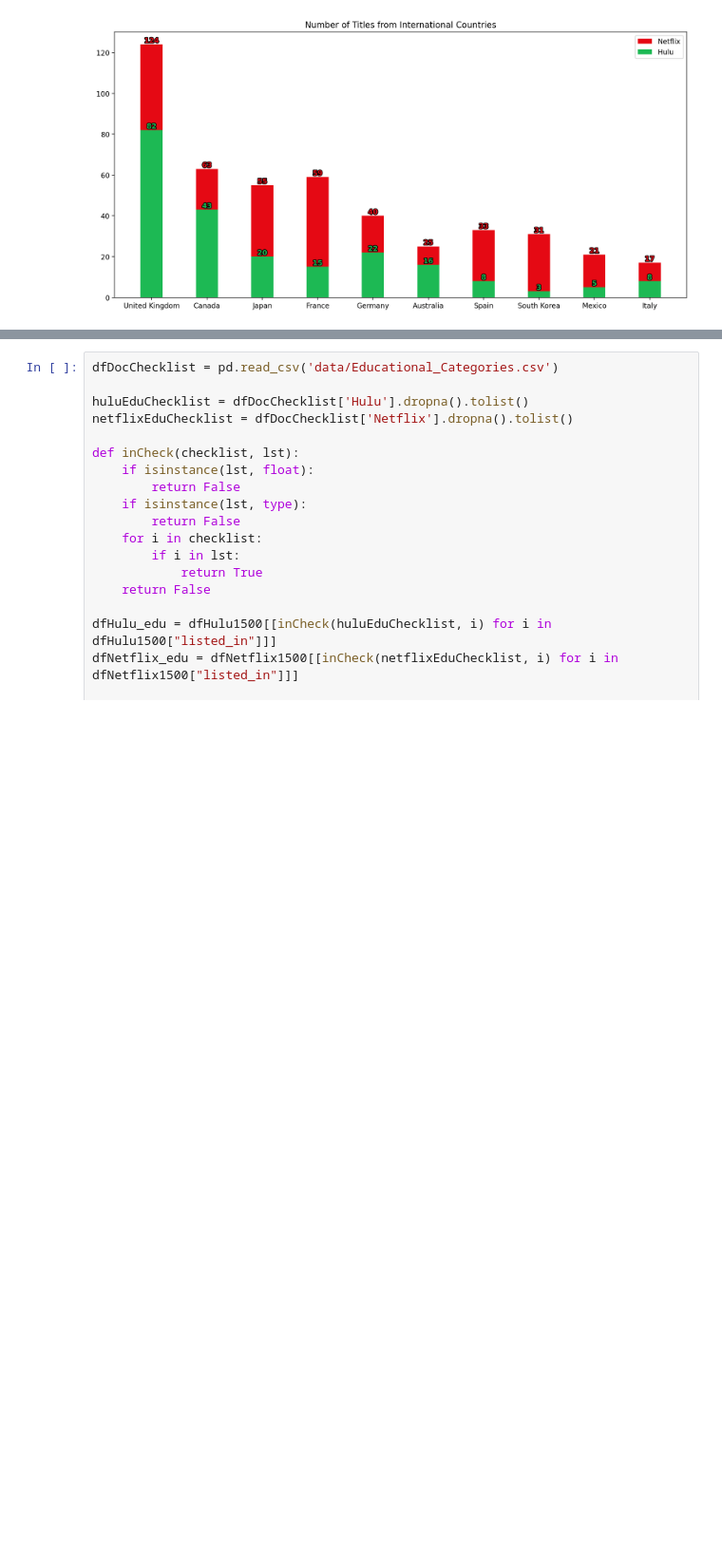
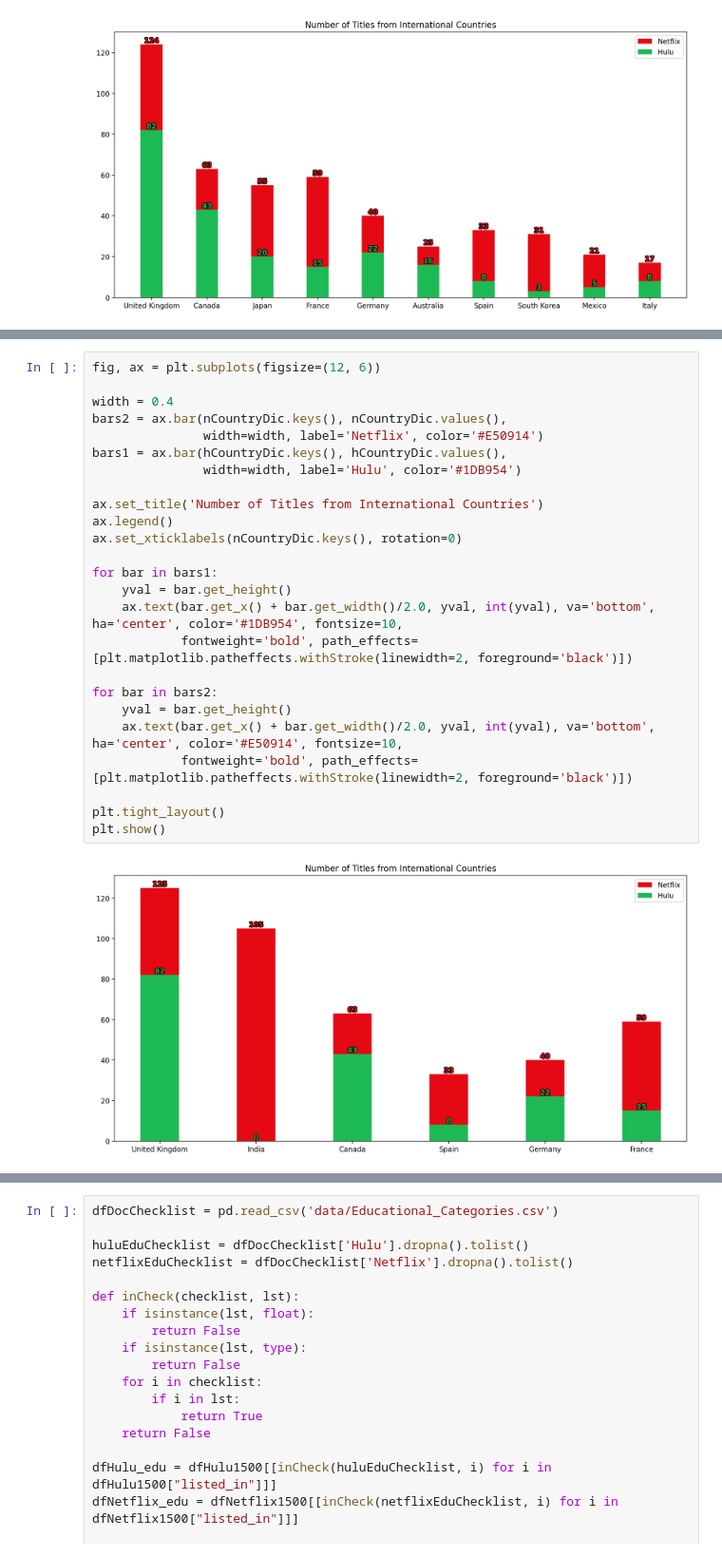
Before and after one commit to P-Panda1/msds593_group32, a Jupyter notebook: graphs1.ipynb, the cells around one changed output, grey strips where cells are left out. Shown at 95% size. Cells and saved outputs as stored; diff of their text form; blank space fills up the shorter version.

```diff
--- a/graphs1.ipynb
+++ b/graphs1.ipynb
@@ -157,0 +171,27 @@ dfNetflix_int = dfNetflix1500[[inCheck(IntChecklist, i) for i in dfNetflix1500["
+# %%
+fig, ax = plt.subplots(figsize=(12, 6))
+
+width = 0.4
+bars2 = ax.bar(nCountryDic.keys(), nCountryDic.values(),
+               width=width, label='Netflix', color='#E50914')
+bars1 = ax.bar(hCountryDic.keys(), hCountryDic.values(),
+               width=width, label='Hulu', color='#1DB954')
+
+ax.set_title('Number of Titles from International Countries')
+ax.legend()
+ax.set_xticklabels(nCountryDic.keys(), rotation=0)
+
+for bar in bars1:
+    yval = bar.get_height()
+    ax.text(bar.get_x() + bar.get_width()/2.0, yval, int(yval), va='bottom', ha='center', color='#1DB954', fontsize=10,
+            fontweight='bold', path_effects=[plt.matplotlib.patheffects.withStroke(linewidth=2, foreground='black')])
+
+for bar in bars2:
+    yval = bar.get_height()
+    ax.text(bar.get_x() + bar.get_width()/2.0, yval, int(yval), va='bottom', ha='center', color='#E50914', fontsize=10,
+            fontweight='bold', path_effects=[plt.matplotlib.patheffects.withStroke(linewidth=2, foreground='black')])
+
+plt.tight_layout()
+plt.show()
+# %% [output]
+[figure, added]
```
Also changed, not shown: parts of 5 cells of this notebook, 1 other file.
